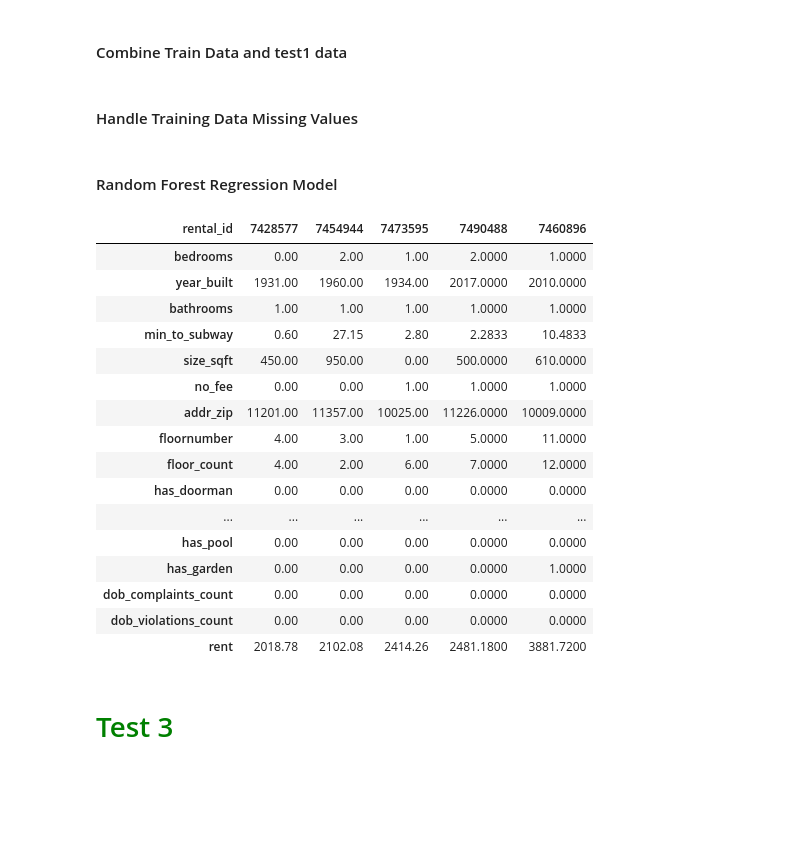
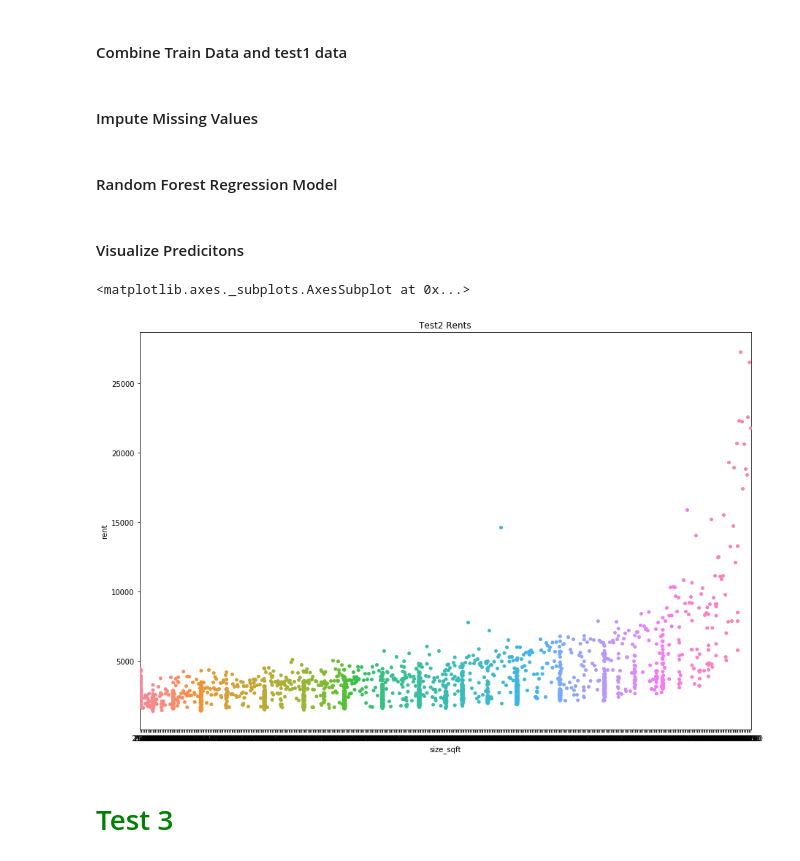
Before and after one commit to psagun/Rent-Predictor, a Jupyter notebook: Project_Rentflix.ipynb, the cells around one changed output. Saved outputs shown, nothing was run; the diff lists cells and outputs as text; code cells hidden in the pictures; blank space fills up the shorter version.

```diff
--- a/Project_Rentflix.ipynb
+++ b/Project_Rentflix.ipynb
@@ -326,12 +281,12 @@ Index(['addr_unit', 'building_id', 'bedrooms', 'bathrooms', 'size_sqft',
 # %%
 master_df = master_df.append(test1_df, sort=False)
 # %% [markdown]
-#### Handle Training Data Missing Values
+#### Impute Missing Values
 # %%
 # impute missing values with medians
 test2_df = add_dob_complaints_to_dataset(test2_df)
 test2_df = add_dob_violations_to_dataset(test2_df)
-test2_df = fill_missing_values(test2_features)
+test2_df = fill_missing_values(test2_df)
 
 test2_features = test2_df[feature_cols]
 # %% [markdown]
@@ -348,25 +300,15 @@ regressor.fit(master_features, master_target)
 test2_df['rent'] = regressor.predict(test2_features)
 # %%
 test2_df['rent'].to_csv('test2_results.csv', header=True)
-test2_df.head(5).transpose()
-# %% [output]
-| rental_id | 7428577 | 7454944 | 7473595 | 7490488 | 7460896 |
-| bedrooms | 0.00 | 2.00 | 1.00 | 2.0000 | 1.0000 |
-| year_built | 1931.00 | 1960.00 | 1934.00 | 2017.0000 | 2010.0000 |
-| bathrooms | 1.00 | 1.00 | 1.00 | 1.0000 | 1.0000 |
-| min_to_subway | 0.60 | 27.15 | 2.80 | 2.2833 | 10.4833 |
-| size_sqft | 450.00 | 950.00 | 0.00 | 500.0000 | 610.0000 |
-| no_fee | 0.00 | 0.00 | 1.00 | 1.0000 | 1.0000 |
-| addr_zip | 11201.00 | 11357.00 | 10025.00 | 11226.0000 | 10009.0000 |
-| floornumber | 4.00 | 3.00 | 1.00 | 5.0000 | 11.0000 |
-| floor_count | 4.00 | 2.00 | 6.00 | 7.0000 | 12.0000 |
-| has_doorman | 0.00 | 0.00 | 0.00 | 0.0000 | 0.0000 |
-| ... | ... | ... | ... | ... | ... |
-| has_pool | 0.00 | 0.00 | 0.00 | 0.0000 | 0.0000 |
-| has_garden | 0.00 | 0.00 | 0.00 | 0.0000 | 1.0000 |
-| dob_complaints_count | 0.00 | 0.00 | 0.00 | 0.0000 | 0.0000 |
-| dob_violations_count | 0.00 | 0.00 | 0.00 | 0.0000 | 0.0000 |
-| rent | 2018.78 | 2102.08 | 2414.26 | 2481.1800 | 3881.7200 |
+# %% [markdown]
+#### Visualize Predicitons
+# %%
+plt.figure(figsize=(15,10))
+plt.title("Test2 Rents")
+seabornInstance.swarmplot(x="size_sqft", y="rent", data=test2_df)
+# %% [output]
+<matplotlib.axes._subplots.AxesSubplot at 0x...>
+[figure, added]
 # %% [markdown]
 #  <font color=green> Test 3 <font>
 # %% [markdown]
```
Also changed, not shown: parts of 30 cells of this notebook, 1 other file.
